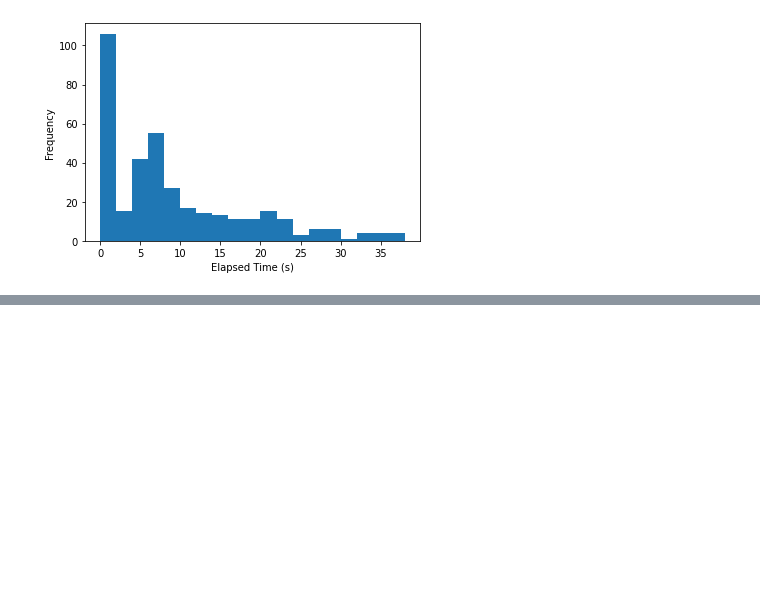
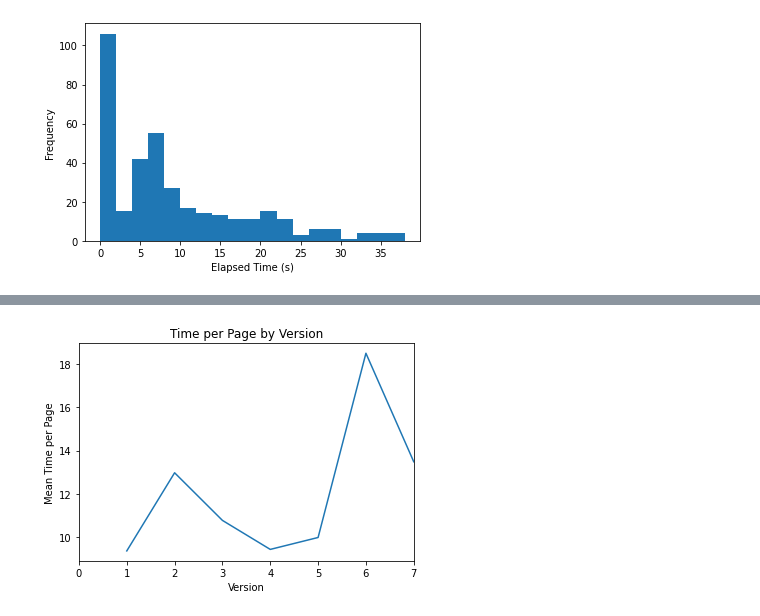
Before and after one commit to ancient-world-citation-analysis/awca-ocr, a Jupyter notebook: PreliminaryPerformanceAnalysis.ipynb, the cells around one changed output, grey strips where cells are left out. Cells and saved outputs as stored; diff of their text form; code cells hidden in the pictures; blank space fills up the shorter version.

```diff
--- a/PreliminaryPerformanceAnalysis.ipynb
+++ b/PreliminaryPerformanceAnalysis.ipynb
@@ -1113,0 +1133,6 @@ plt.ylabel('Frequency');
+# %%
+mean_time = [
+    statistics.mean([it.times[i] - it.times[i-1] for i in range(1, len(it.times))])
+    for it in (it1, it2, it3, it4, it5, it6, it7)
+]
+mean_time
@@ -1113,0 +1163,8 @@ plt.ylabel('Frequency');
+# %%
+plt.plot(range(1, 8), mean_time)
+plt.xlim(0, 7)
+plt.title('Time per Page by Version')
+plt.xlabel('Version')
+plt.ylabel('Mean Time per Page');
+# %% [output]
+[figure, added]
```
Also changed, not shown: parts of 13 cells of this notebook.
